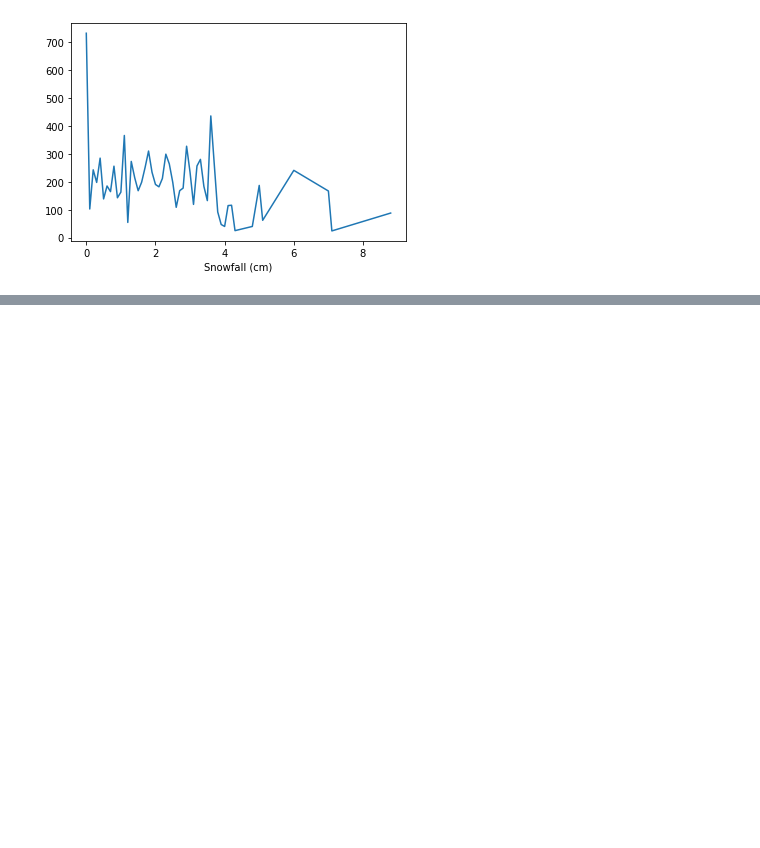
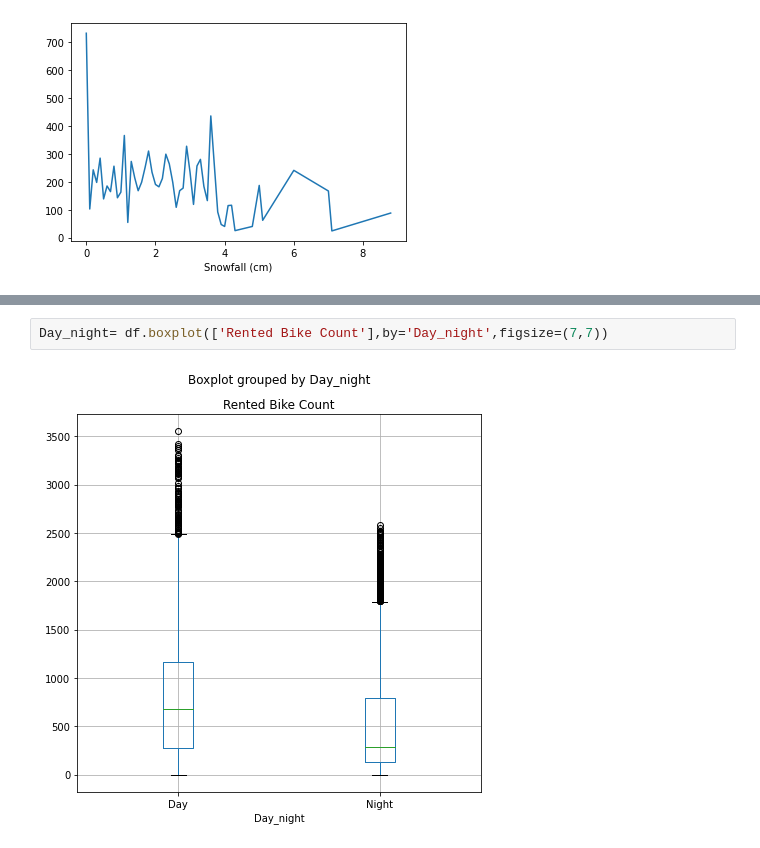
Before and after one commit to XinyaoQian1/coursework-1-XinyaoQian1, a Jupyter notebook: exploration.ipynb, the cells around one changed output, grey strips where cells are left out. Drawn from its saved outputs; the diff is of its cells as text; blank space fills up the shorter version.

```diff
--- a/exploration.ipynb
+++ b/exploration.ipynb
@@ -77,0 +116,4 @@ df.groupby('Snowfall (cm)').mean()['Rented Bike Count'].plot()
+# %%
+Day_night= df.boxplot(['Rented Bike Count'],by='Day_night',figsize=(7,7))
+# %% [output]
+[figure, added]
```
Also changed, not shown: parts of 9 cells of this notebook, 3 other files.
